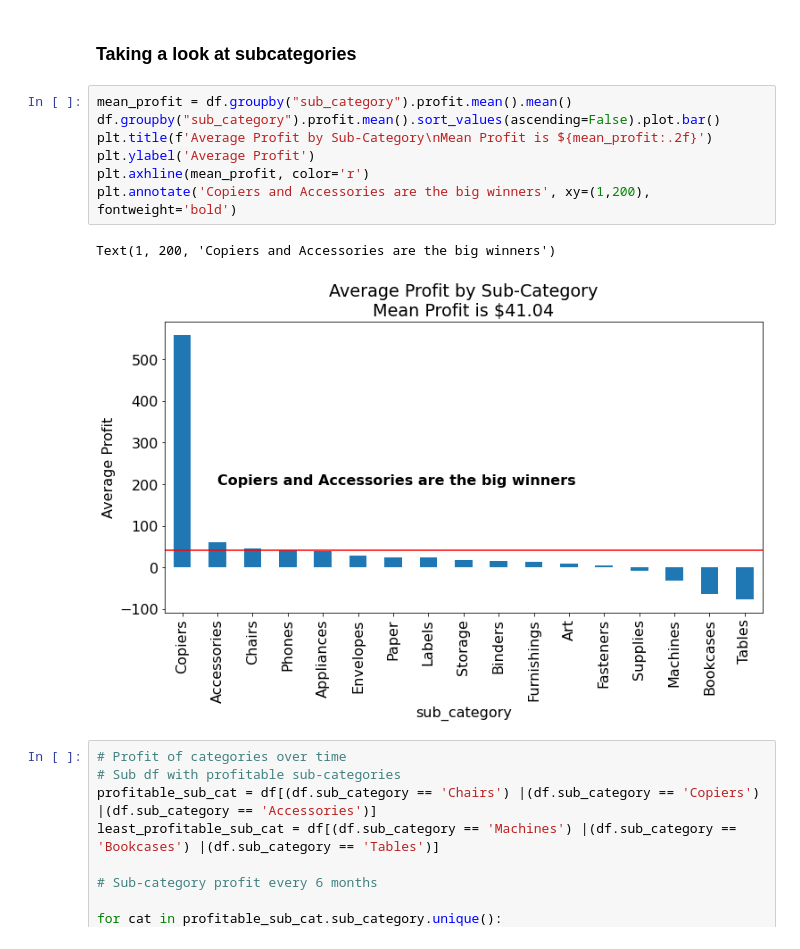
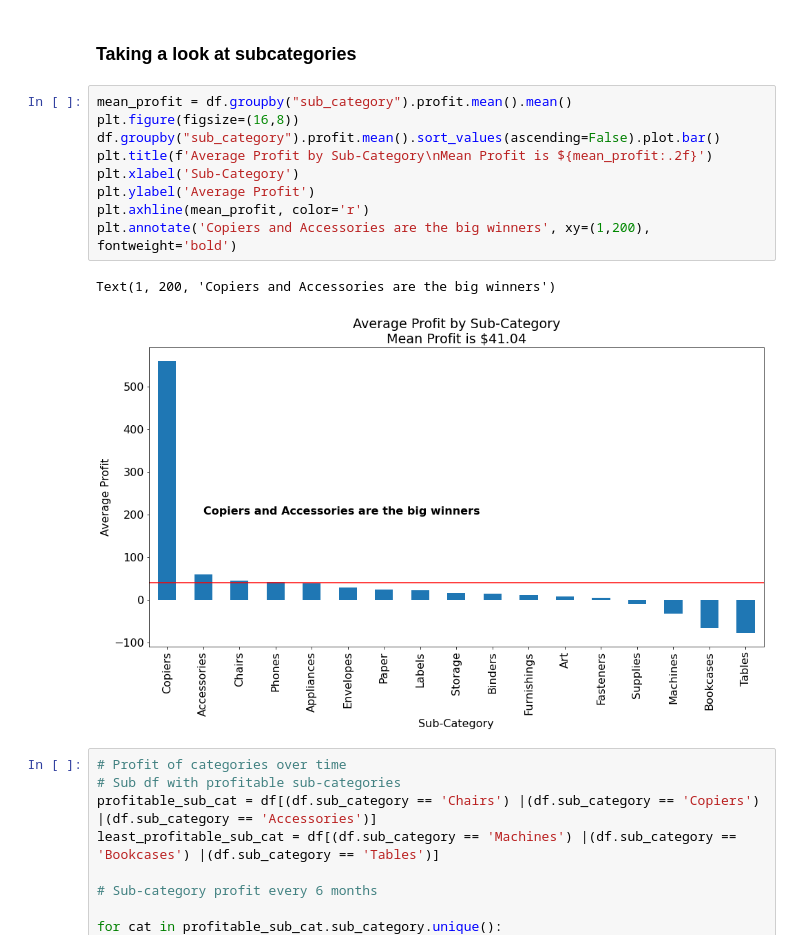
Before and after one commit to superstore-stephen-jesse/superstor-time-series-project, a Jupyter notebook: final_report.ipynb, the cells around one changed output. Cells and saved outputs as stored; diff of their text form.

Commit message:
Update figures

```diff
--- a/final_report.ipynb
+++ b/final_report.ipynb
@@ -91,14 +91,16 @@ Significant Higher  Technology
 ### Taking a look at subcategories
 # %%
 mean_profit = df.groupby("sub_category").profit.mean().mean()
+plt.figure(figsize=(16,8))
 df.groupby("sub_category").profit.mean().sort_values(ascending=False).plot.bar()
 plt.title(f'Average Profit by Sub-Category\nMean Profit is ${mean_profit:.2f}')
+plt.xlabel('Sub-Category')
 plt.ylabel('Average Profit')
 plt.axhline(mean_profit, color='r')
 plt.annotate('Copiers and Accessories are the big winners', xy=(1,200), fontweight='bold')
 # %% [output]
 Text(1, 200, 'Copiers and Accessories are the big winners')
-[figure, old version]
+[figure, new version]
 # %%
 # Profit of categories over time
 # Sub df with profitable sub-categories
```
Also changed, not shown: parts of 6 cells of this notebook.
